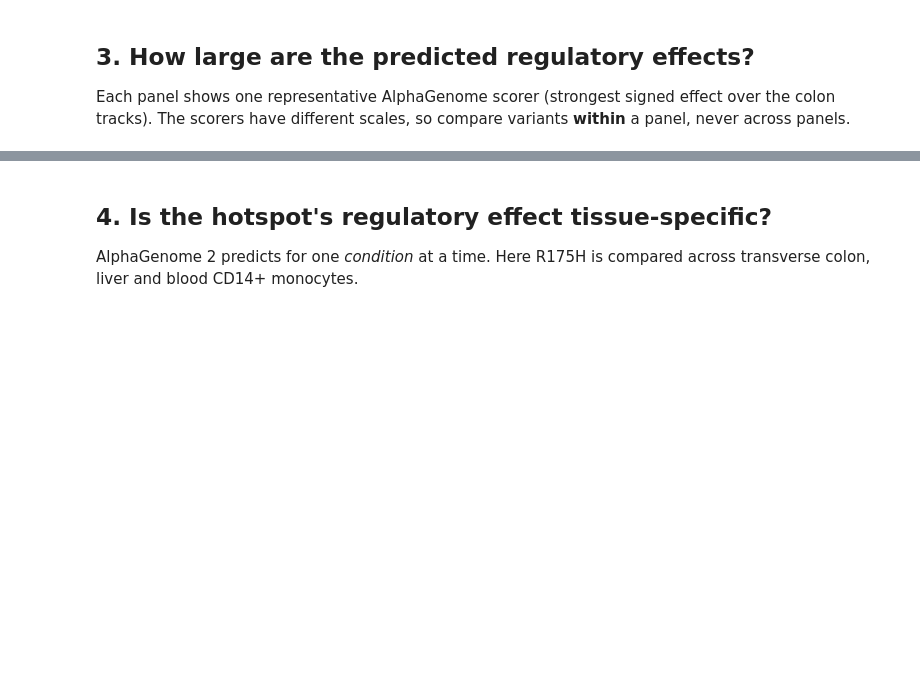
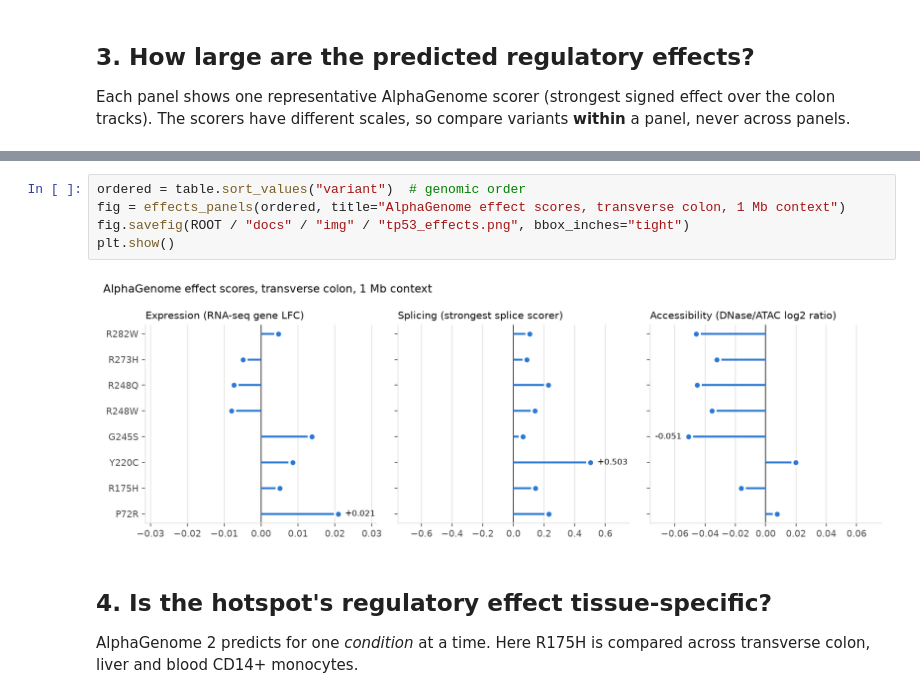
Before and after one commit to amarcos20/var2fold, a Jupyter notebook: notebooks/tp53_hotspots.ipynb, the cells around one changed output, grey strips where cells are left out. Cells and saved outputs as stored; diff of their text form; blank space fills up the shorter version.

```diff
--- a/notebooks/tp53_hotspots.ipynb
+++ b/notebooks/tp53_hotspots.ipynb
@@ -162,3 +82,10 @@ plt.show()
+# %%
+ordered = table.sort_values("variant")  # genomic order
+fig = effects_panels(ordered, title="AlphaGenome effect scores, transverse colon, 1 Mb context")
+fig.savefig(ROOT / "docs" / "img" / "tp53_effects.png", bbox_inches="tight")
+plt.show()
+# %% [output]
+[figure, added]
 # %% [markdown]
 ## 4. Is the hotspot's regulatory effect tissue-specific?
 
```
Also changed, not shown: parts of 5 cells of this notebook, 12 other files.
